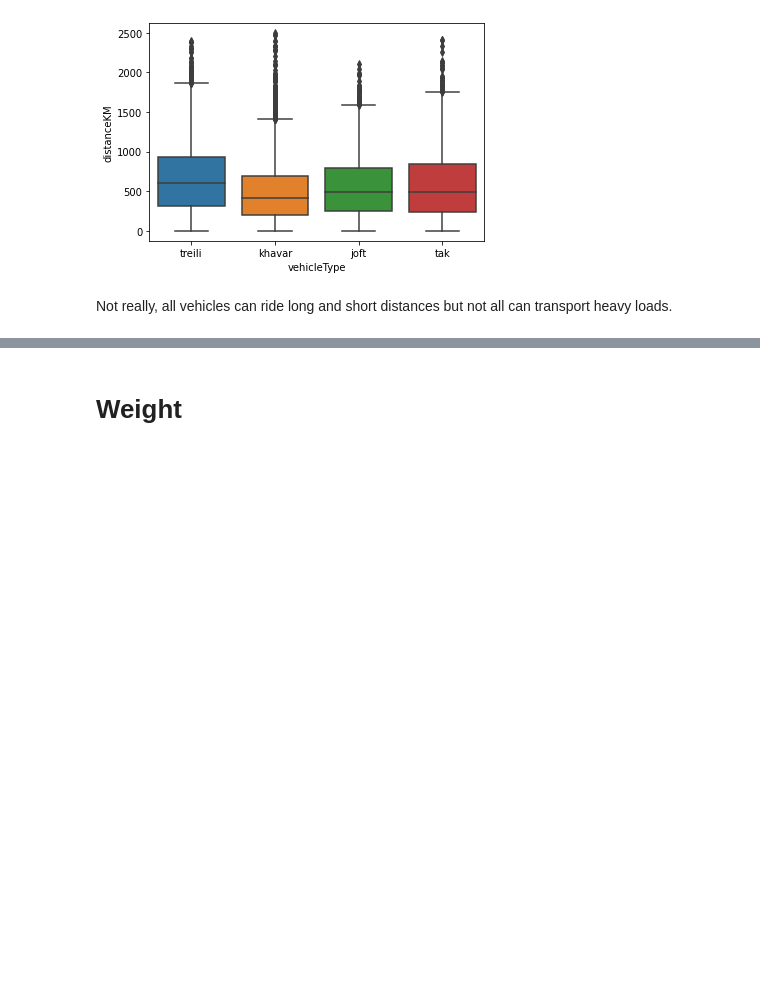
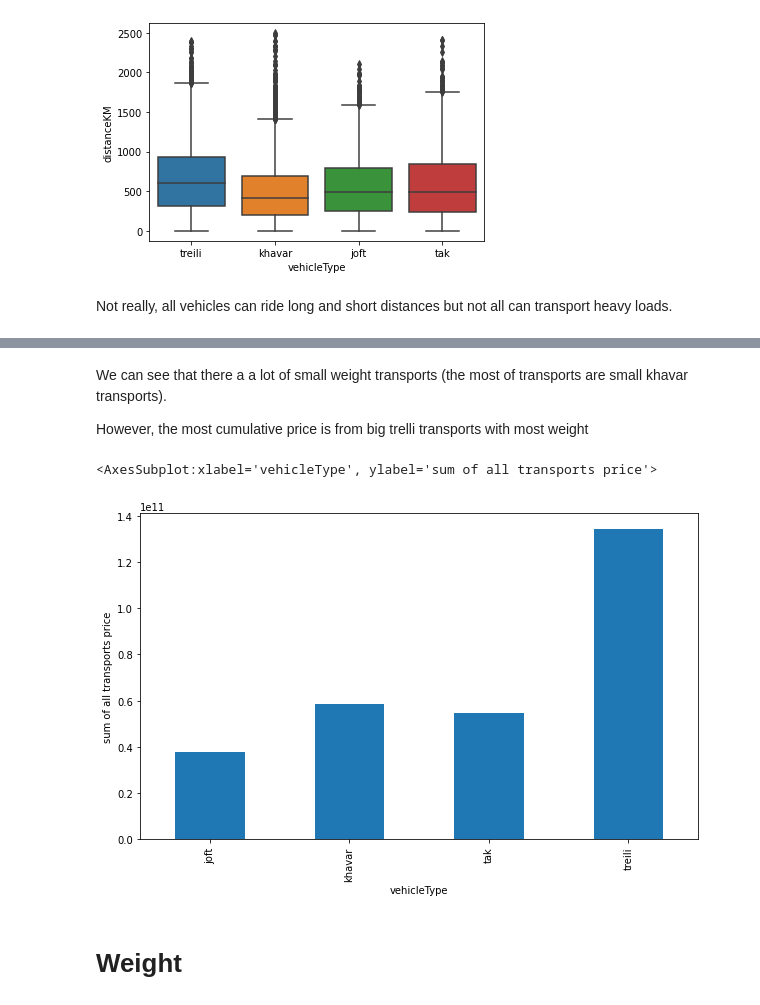
Before and after one commit to grapeup/ubaar-competition, a Jupyter notebook: notebooks/initial_eda.ipynb, the cells around one changed output, grey strips where cells are left out. Saved outputs shown, nothing was run; the diff lists cells and outputs as text; code cells hidden in the pictures; blank space fills up the shorter version.

```diff
--- a/notebooks/initial_eda.ipynb
+++ b/notebooks/initial_eda.ipynb
@@ -172,3 +186,13 @@ Not really, all vehicles can ride long and short distances but not all can trans
+# %% [markdown]
+We can see that there a a lot of small weight transports (the most of transports are small khavar transports).
+
+However, the most cumulative price is from big trelli transports with most weight
+# %%
+plt.figure(figsize=(10,6))
+data.groupby('vehicleType')['price'].sum().plot(kind='bar',ylabel='sum of all transports price')
+# %% [output]
+<AxesSubplot:xlabel='vehicleType', ylabel='sum of all transports price'>
+[figure, added]
 # %% [markdown]
 # Weight
 # %%
```
Also changed, not shown: parts of 10 cells of this notebook, 2 other files.
